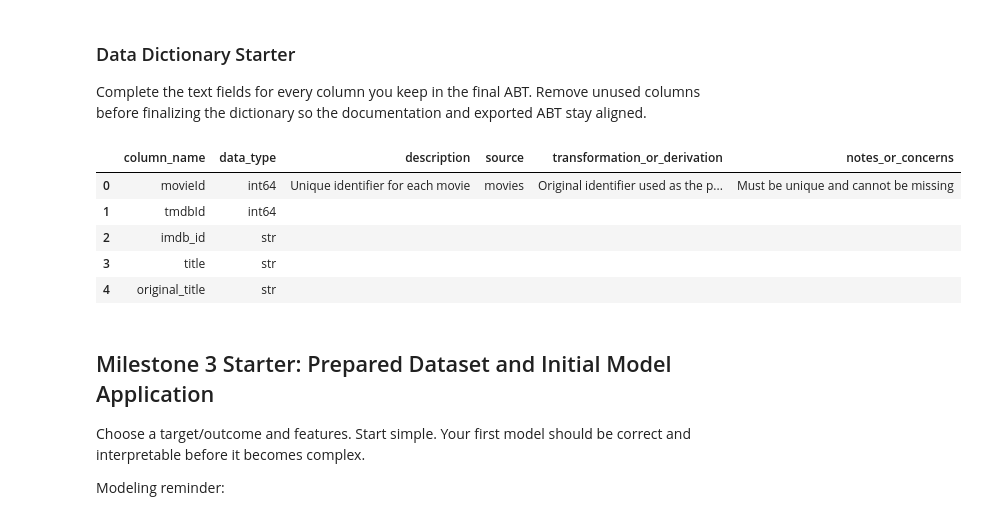
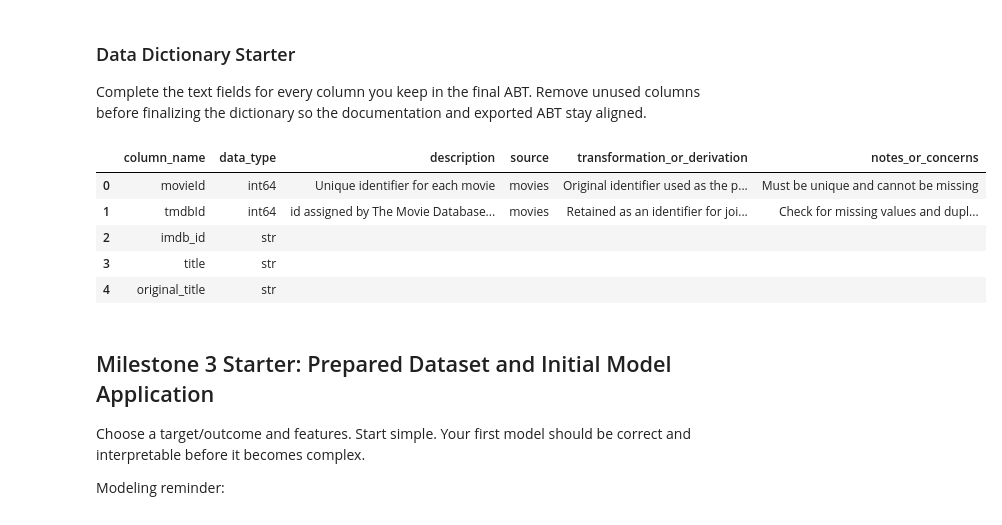
Before and after one commit to zambuggy/BAN-6003-Project-Option-1-Movies, a Jupyter notebook: notebooks/movies_project_starter.ipynb, the cells around one changed output. Drawn from its saved outputs; the diff is of its cells as text; code cells hidden in the pictures.

Commit message:
Milestone 2 column TMDb

```diff
--- a/notebooks/movies_project_starter.ipynb
+++ b/notebooks/movies_project_starter.ipynb
@@ -499,34 +499,51 @@ data_dictionary = pd.DataFrame({
     "column_name": abt.columns,
     "data_type": [str(abt[column].dtype) for column in abt.columns],
     "description": "",
     "source": "",
     "transformation_or_derivation": "",
     "notes_or_concerns": "",
 })
 
 # Hint: use .loc[] to document one column at a time, following the Week 11 pattern.
 data_dictionary.head()
 
 data_dictionary.loc[
     data_dictionary["column_name"] == "movieId",
     [
         "description",
         "source",
         "transformation_or_derivation",
         "notes_or_concerns"
     ]
 ] = [
     "Unique identifier for each movie",
     "movies",
     "Original identifier used as the primary key",
     "Must be unique and cannot be missing"
 ]
 
 data_dictionary.head()
+
+data_dictionary.loc[
+    data_dictionary["column_name"] == "tmdbId",
+    [
+        "description",
+        "source",
+        "transformation_or_derivation",
+        "notes_or_concerns"
+    ]
+] = [
+    "id assigned by The Movie Database (TMDb)",
+    "movies",
+    "Retained as an identifier for joining additional movie data",
+    "Check for missing values and duplicate identifiers before joining"
+]
+
+data_dictionary.head()
 # %% [output]
 |  | column_name | data_type | description | source | transformation_or_derivation | notes_or_concerns |
 | 0 | movieId | int64 | Unique identifier for each movie | movies | Original identifier used as the p... | Must be unique and cannot be missing |
-| 1 | tmdbId | int64 |  |  |  |  |
+| 1 | tmdbId | int64 | id assigned by The Movie Database... | movies | Retained as an identifier for joi... | Check for missing values and dupl... |
 | 2 | imdb_id | str |  |  |  |  |
 | 3 | title | str |  |  |  |  |
 | 4 | original_title | str |  |  |  |  |
```
